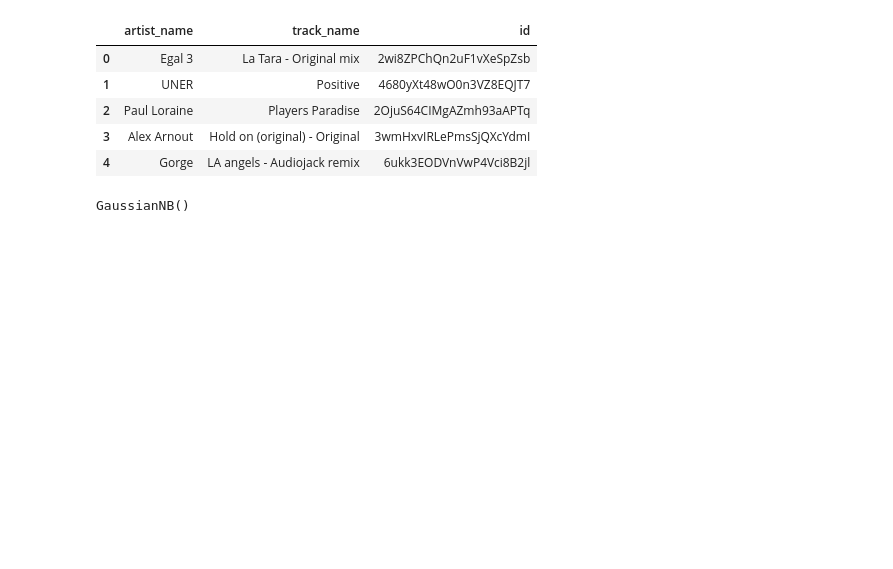
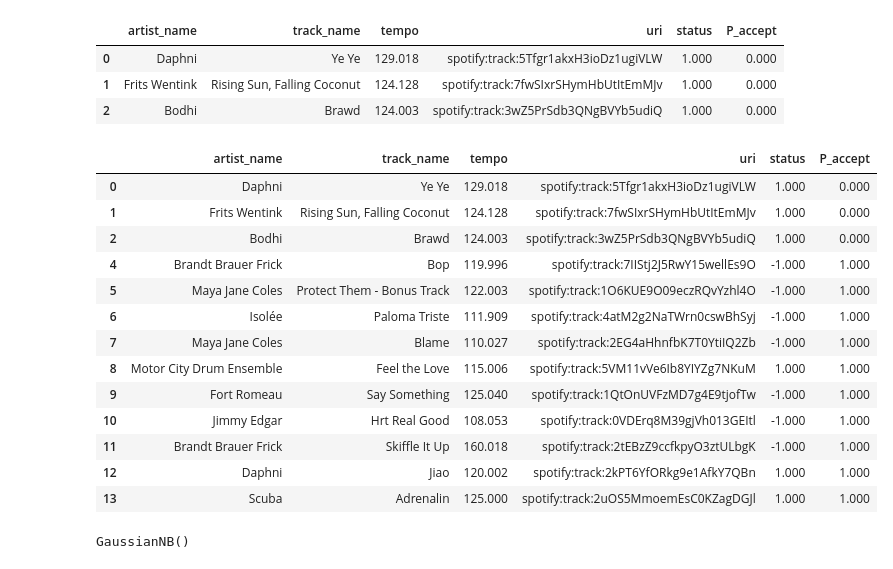
Before and after one commit to tomsyouruncle/DJ_suggest, a Jupyter notebook: notebooks/Naive_Bayes_scratch.ipynb, the cells around one changed output. Drawn from its saved outputs; the diff is of its cells as text; code cells hidden in the pictures; blank space fills up the shorter version.

```diff
--- a/notebooks/Naive_Bayes_scratch.ipynb
+++ b/notebooks/Naive_Bayes_scratch.ipynb
@@ -42,7 +42,8 @@ sys.path.append(src_dir)
 from data.spotipy_functions import *
 # %%
 # run this to generate a fresh 100 track recomendations from a seed
-trackset = get_new_recs_and_feats(['1ohelc8DR2NNpUGukeCnGY'],100)
+init_seed = ['5Tfgr1akxH3ioDz1ugiVLW','7fwSIxrSHymHbUtItEmMJv','3wZ5PrSdb3QNgBVYb5udiQ']
+trackset = get_new_recs_and_feats(init_seed,100)
 trackset = band_BPMs(trackset,80,170)
 
 # run this to SAVE trackset to file
@@ -55,11 +53,0 @@ trackset = band_BPMs(trackset,80,170)
-# %%
-gui_cols = ['artist_name','track_name','id']
-trained_so_far = 5
-trackset.head(trained_so_far)[gui_cols]
-# %% [output]
-|  | artist_name | track_name | id |
-| 0 | Egal 3 | La Tara - Original mix | 2wi8ZPChQn2uF1vXeSpZsb |
-| 1 | UNER | Positive | 4680yXt48wO0n3VZ8EQJT7 |
-| 2 | Paul Loraine | Players Paradise | 2OjuS64CIMgAZmh93aAPTq |
-| 3 | Alex Arnout | Hold on (original) - Original | 3wmHxvIRLePmsSjQXcYdmI |
-| 4 | Gorge | LA angels - Audiojack remix | 6ukk3EODVnVwP4Vci8B2jl |
@@ -65,0 +59,8 @@ trackset.head(trained_so_far)[gui_cols]
+# %%
+gui_cols = ['artist_name','track_name','tempo','uri','status','P_accept']
+training_set[gui_cols]
+# %% [output]
+|  | artist_name | track_name | tempo | uri | status | P_accept |
+| 0 | Daphni | Ye Ye | 129.018 | spotify:track:5Tfgr1akxH3ioDz1ugiVLW | 1.000 | 0.000 |
+| 1 | Frits Wentink | Rising Sun, Falling Coconut | 124.128 | spotify:track:7fwSIxrSHymHbUtItEmMJv | 1.000 | 0.000 |
+| 2 | Bodhi | Brawd | 124.003 | spotify:track:3wZ5PrSdb3QNgBVYb5udiQ | 1.000 | 0.000 |
@@ -66 +74,18 @@ trackset.head(trained_so_far)[gui_cols]
+# %%
+training_set[gui_cols]
+# %% [output]
+|  | artist_name | track_name | tempo | uri | status | P_accept |
+| 0 | Daphni | Ye Ye | 129.018 | spotify:track:5Tfgr1akxH3ioDz1ugiVLW | 1.000 | 0.000 |
+| 1 | Frits Wentink | Rising Sun, Falling Coconut | 124.128 | spotify:track:7fwSIxrSHymHbUtItEmMJv | 1.000 | 0.000 |
+| 2 | Bodhi | Brawd | 124.003 | spotify:track:3wZ5PrSdb3QNgBVYb5udiQ | 1.000 | 0.000 |
+| 4 | Brandt Brauer Frick | Bop | 119.996 | spotify:track:7IIStj2J5RwY15wellEs9O | -1.000 | 1.000 |
+| 5 | Maya Jane Coles | Protect Them - Bonus Track | 122.003 | spotify:track:1O6KUE9O09eczRQvYzhl4O | -1.000 | 1.000 |
+| 6 | Isolée | Paloma Triste | 111.909 | spotify:track:4atM2g2NaTWrn0cswBhSyj | -1.000 | 1.000 |
+| 7 | Maya Jane Coles | Blame | 110.027 | spotify:track:2EG4aHhnfbK7T0YtiIQ2Zb | -1.000 | 1.000 |
+| 8 | Motor City Drum Ensemble | Feel the Love | 115.006 | spotify:track:5VM11vVe6Ib8YIYZg7NKuM | 1.000 | 1.000 |
+| 9 | Fort Romeau | Say Something | 125.040 | spotify:track:1QtOnUVFzMD7g4E9tjofTw | -1.000 | 1.000 |
+| 10 | Jimmy Edgar | Hrt Real Good | 108.053 | spotify:track:0VDErq8M39gjVh013GEItl | -1.000 | 1.000 |
+| 11 | Brandt Brauer Frick | Skiffle It Up | 160.018 | spotify:track:2tEBzZ9ccfkpyO3ztULbgK | -1.000 | 1.000 |
+| 12 | Daphni | Jiao | 120.002 | spotify:track:2kPT6YfORkg9e1AfkY7QBn | 1.000 | 1.000 |
+| 13 | Scuba | Adrenalin | 125.000 | spotify:track:2uOS5MmoemEsC0KZagDGJl | 1.000 | 1.000 |
 # %%
```
Also changed, not shown: parts of 13 cells of this notebook, 13 other files.
